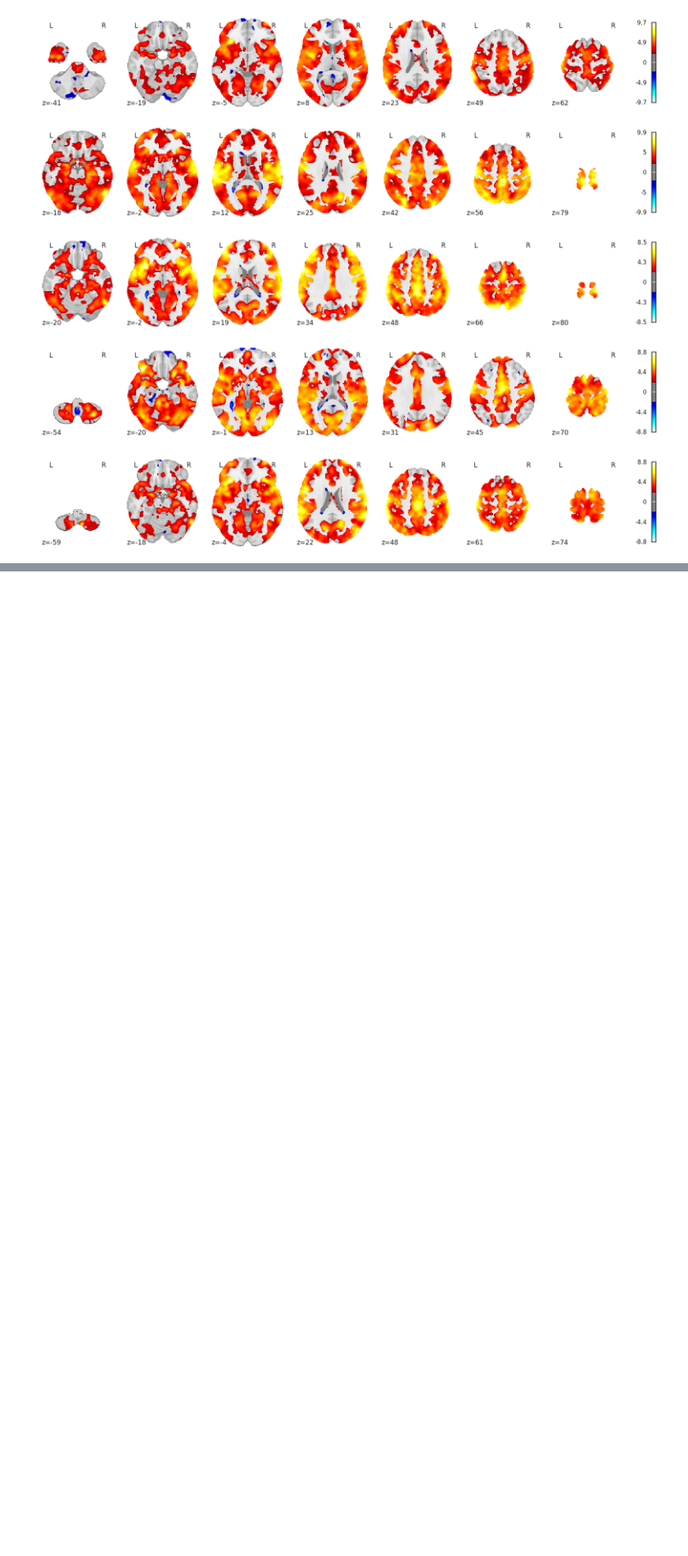
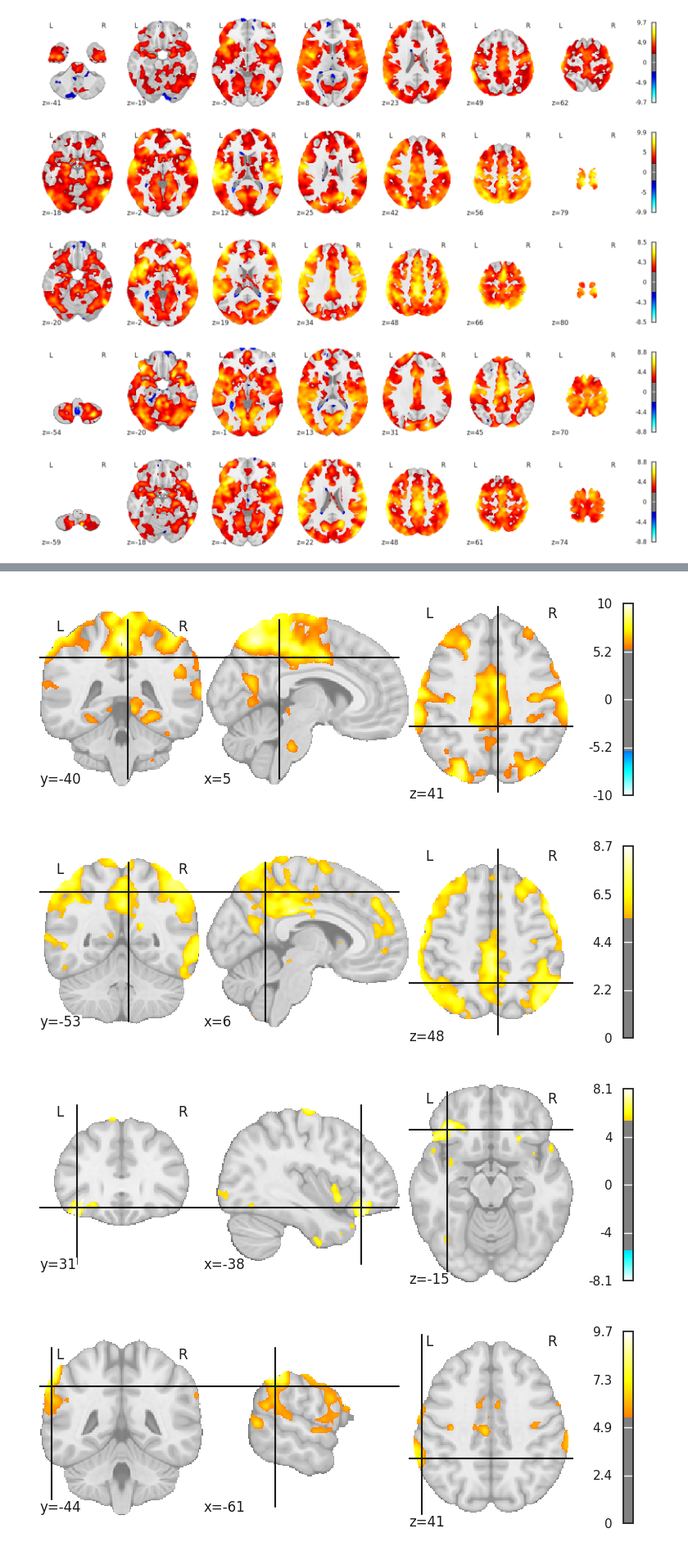
Before and after one commit to Xanthylajoie/sex_diff, a Jupyter notebook: paper2.ipynb, the cells around one changed output, grey strips where cells are left out. Shown at 82% size. Cells and saved outputs as stored; diff of their text form; code cells hidden in the pictures; blank space fills up the shorter version.

```diff
--- a/paper2.ipynb
+++ b/paper2.ipynb
@@ -165,0 +168,22 @@ for seed in seeds:
+# %%
+seeds = ["opIFG_L", "planumtemp_L", "aMTG_L", "pITG_L", "opIFG_R", "planumtemp_R", "aMTG_R", "pITG_R"]
+
+for seed in seeds:
+    map_tpl = "/home/xlajoie/Desktop/z_maps/z_map_{seed_name}.nii"
+    z_map = map_tpl.format(seed_name=seed)
+    clean_map, threshold = threshold_stats_img(z_map,
+                                               alpha = 0.05,
+                                               height_control="bonferroni",
+                                               cluster_threshold=10)
+
+    plotting.plot_stat_map(clean_map,
+                           threshold = threshold,
+                           colorbar=True,
+                           display_mode="ortho")
+
+    plotting.show()
+# %% [output]
+[figure, added]
+[figure, added]
+[figure, added]
+[figure, added]
```
Also changed, not shown: parts of 7 cells of this notebook, 1 other file.
